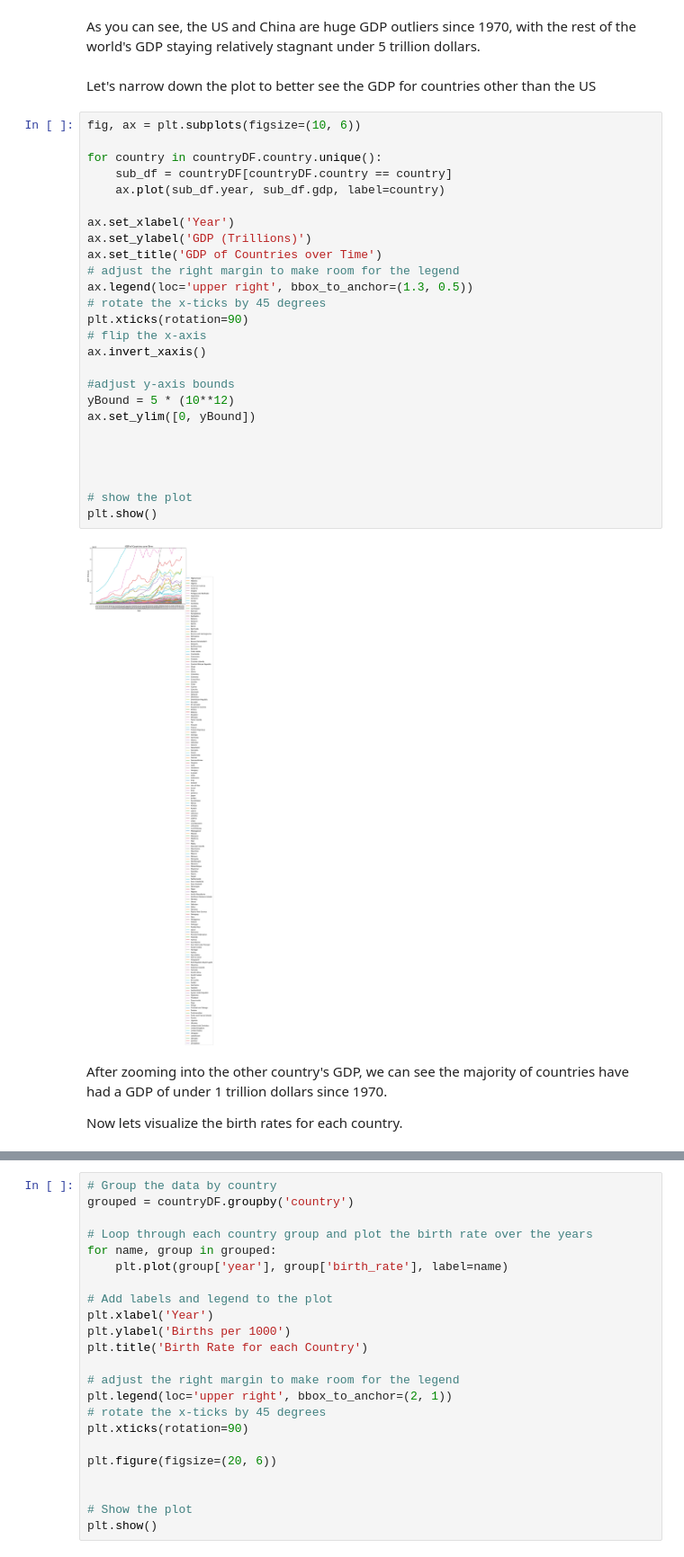
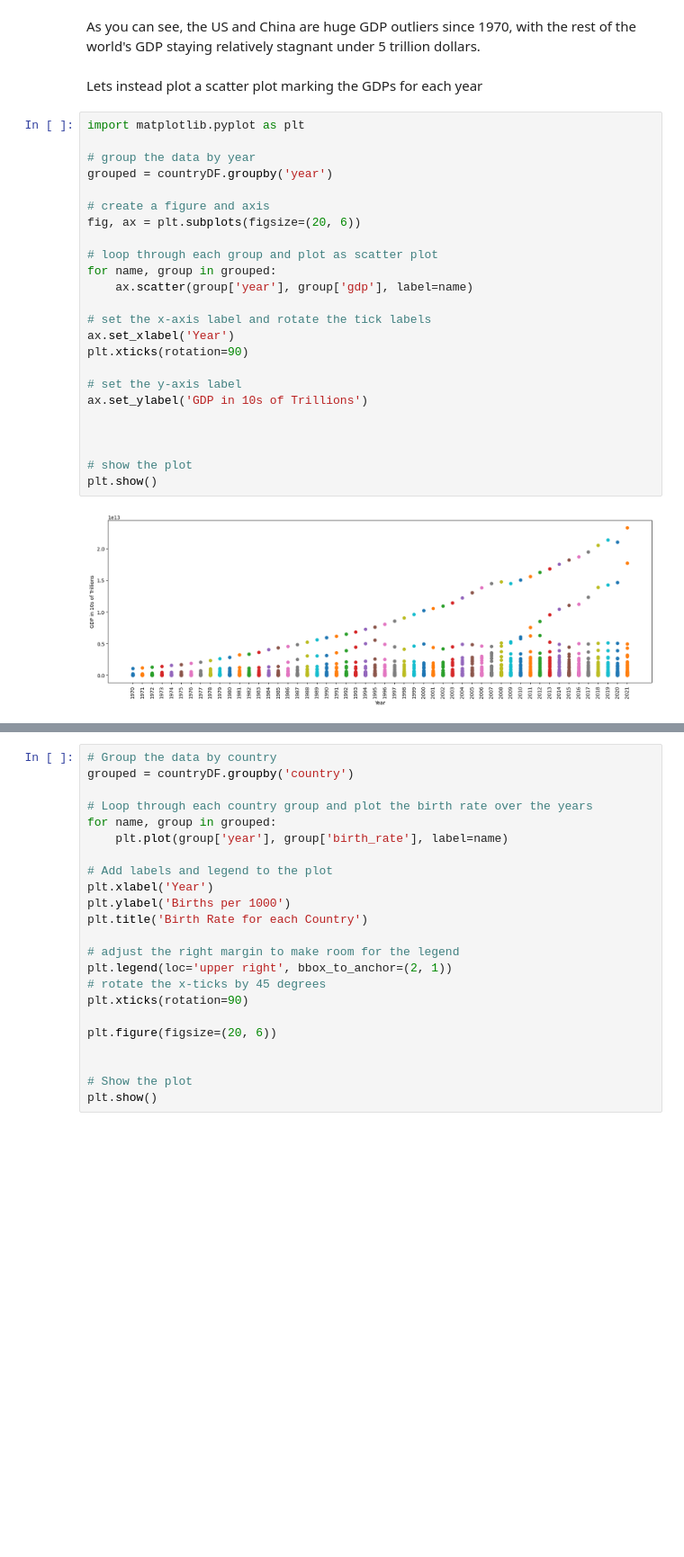
Before and after one commit to iglesias-johnluke/iglesias-johnluke.github.io, a Jupyter notebook: tutorial.ipynb, the cells around one changed output, grey strips where cells are left out. Shown at 90% size. Cells and saved outputs as stored; diff of their text form; blank space fills up the shorter version.

Commit message:
gdp scatter plot

```diff
--- a/tutorial.ipynb
+++ b/tutorial.ipynb
@@ -334,38 +336,31 @@ plt.show()
 # %% [markdown]
 As you can see, the US and China are huge GDP outliers since 1970, with the rest
  of the world's GDP staying relatively stagnant under 5  trillion dollars.
-# %% [markdown]
-Let's narrow down the plot to better see the GDP for countries other than the US
-# %%
-fig, ax = plt.subplots(figsize=(10, 6))
-
-for country in countryDF.country.unique():
-    sub_df = countryDF[countryDF.country == country]
-    ax.plot(sub_df.year, sub_df.gdp, label=country)
-
-ax.set_xlabel('Year')
-ax.set_ylabel('GDP (Trillions)')
-ax.set_title('GDP of Countries over Time')
-# adjust the right margin to make room for the legend
-ax.legend(loc='upper right', bbox_to_anchor=(1.3, 0.5))
-# rotate the x-ticks by 45 degrees
-plt.xticks(rotation=90)
-# flip the x-axis
-ax.invert_xaxis()
-
-#adjust y-axis bounds
-yBound = 5 * (10**12)
-ax.set_ylim([0, yBound])
-
-
-
-
-# show the plot
-plt.show()
-# %% [output]
-[figure, removed]
-# %% [markdown]
-After zooming into the other country's GDP, we can see the majority
-of countries have had a GDP of under 1 trillion dollars since 1970.
-
-Now lets visualize the birth rates for each country.
+# %% [markdown]
+Lets instead plot a scatter plot marking the GDPs for each year
+# %%
+import matplotlib.pyplot as plt
+
+# group the data by year
+grouped = countryDF.groupby('year')
+
+# create a figure and axis
+fig, ax = plt.subplots(figsize=(20, 6))
+
+# loop through each group and plot as scatter plot
+for name, group in grouped:
+    ax.scatter(group['year'], group['gdp'], label=name)
+
+# set the x-axis label and rotate the tick labels
+ax.set_xlabel('Year')
+plt.xticks(rotation=90)
+
+# set the y-axis label
+ax.set_ylabel('GDP in 10s of Trillions')
+
+
+
+# show the plot
+plt.show()
+# %% [output]
+[figure, added]
```
Also changed, not shown: parts of 2 cells of this notebook, 1 other file.
